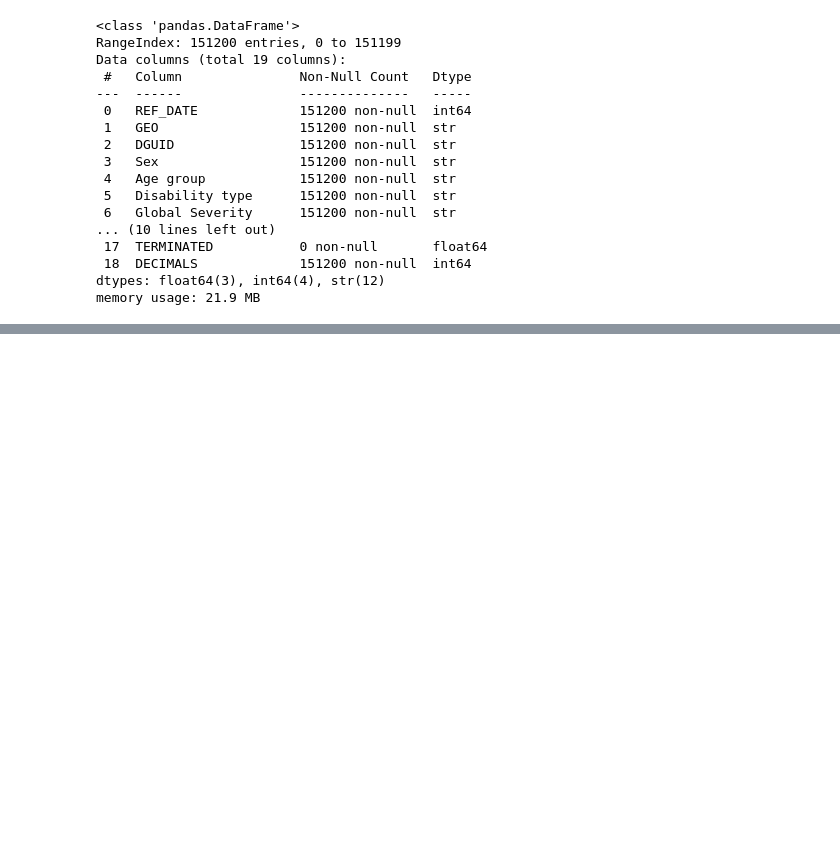
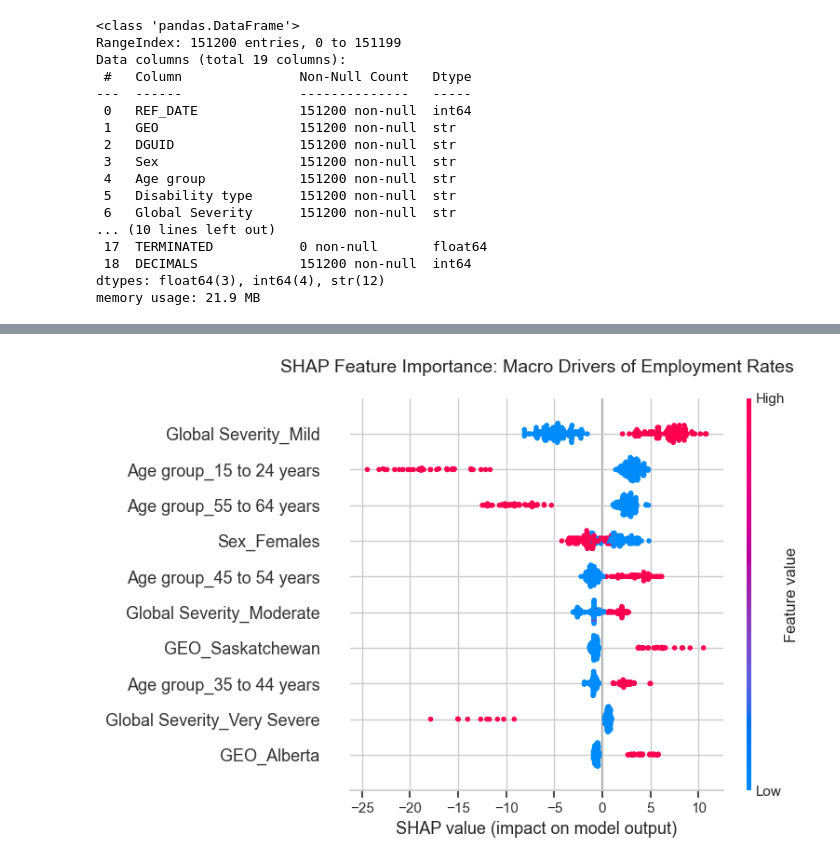
Before and after one commit to diverse-data-hub/diverse-data-hub.github.io, a Jupyter notebook: scripts/labour_force.ipynb, the cells around one changed output, grey strips where cells are left out. Saved outputs shown, nothing was run; the diff lists cells and outputs as text; code cells hidden in the pictures; blank space fills up the shorter version.

```diff
--- a/scripts/labour_force.ipynb
+++ b/scripts/labour_force.ipynb
@@ -187,0 +240,28 @@ Males: 0.0%
+# %%
+import xgboost as xgb
+import shap
+
+# Isolate the four macro features
+features = ['GEO', 'Sex', 'Age group', 'Global Severity']
+
+# One-hot encode without dropping the first category for better interpretability
+X_macro = pd.get_dummies(macro_df[features], drop_first=False)
+y_macro = macro_df['VALUE']
+
+# Train the macro model
+# Using simpler hyperparameters since we are focused on inference, not extreme prediction accuracy
+macro_model = xgb.XGBRegressor(n_estimators=100, max_depth=3, learning_rate=0.1, random_state=42)
+macro_model.fit(X_macro, y_macro)
+
+# Compute SHAP values
+explainer = shap.TreeExplainer(macro_model)
+shap_values = explainer(X_macro)
+
+# Generate the ranking plot (Top 10 most impactful specific factors)
+plt.figure(figsize=(10, 8))
+shap.summary_plot(shap_values, X_macro, max_display=10, show=False)
+plt.title("SHAP Feature Importance: Macro Drivers of Employment Rates", fontsize=14, pad=20)
+plt.tight_layout()
+plt.show()
+# %% [output]
+[figure, added]
```
Also changed, not shown: parts of 22 cells of this notebook.
